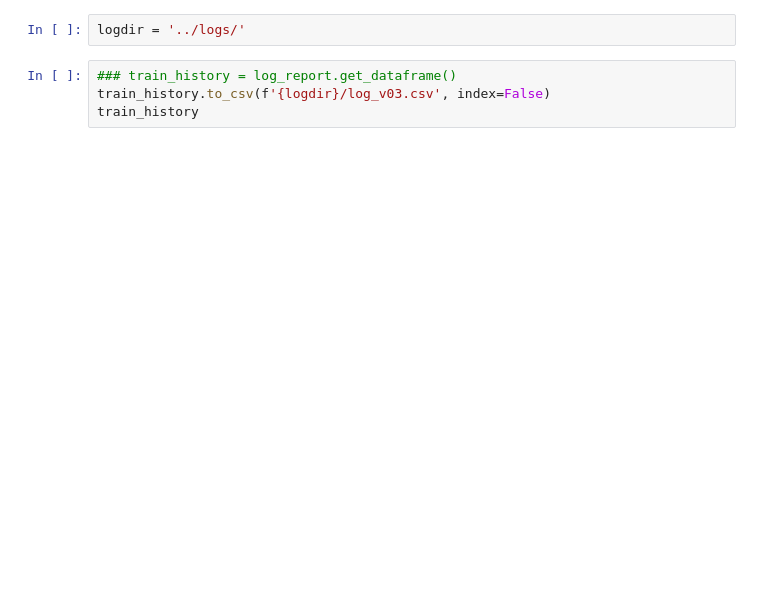
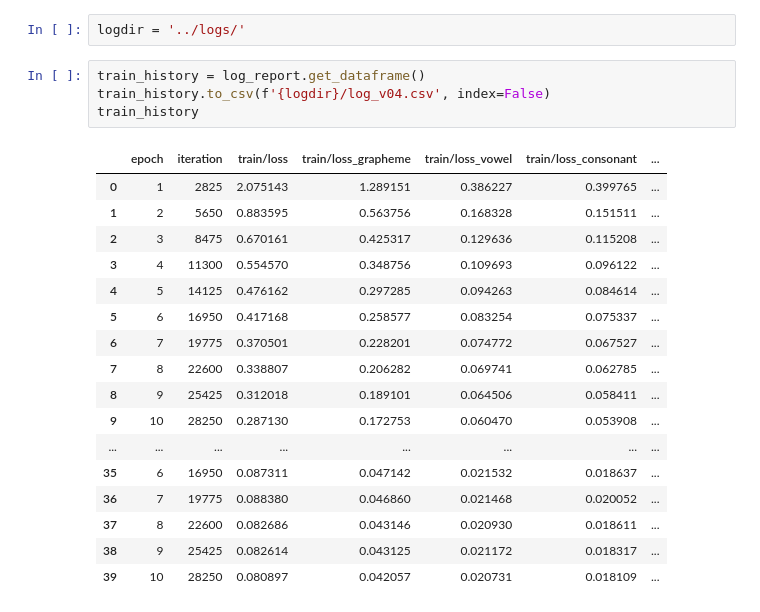
Before and after one commit to shinsei66/bengali, a Jupyter notebook: src/notebook/BengaliSEResNeXt training with pytorch_v02.ipynb, the cells around one changed output. Drawn from its saved outputs; the diff is of its cells as text; blank space fills up the shorter version.

```diff
--- a/src/notebook/BengaliSEResNeXt training with pytorch_v02.ipynb
+++ b/src/notebook/BengaliSEResNeXt training with pytorch_v02.ipynb
@@ -1030,6 +1029,24 @@ Model trained in 611.07 min
 # %%
 logdir = '../logs/'
 # %%
-### train_history = log_report.get_dataframe()
-train_history.to_csv(f'{logdir}/log_v03.csv', index=False)
+train_history = log_report.get_dataframe()
+train_history.to_csv(f'{logdir}/log_v04.csv', index=False)
 train_history
+# %% [output]
+|  | epoch | iteration | train/loss | train/loss_grapheme | train/loss_vowel | train/loss_consonant | ... |
+| 0 | 1 | 2825 | 2.075143 | 1.289151 | 0.386227 | 0.399765 | ... |
+| 1 | 2 | 5650 | 0.883595 | 0.563756 | 0.168328 | 0.151511 | ... |
+| 2 | 3 | 8475 | 0.670161 | 0.425317 | 0.129636 | 0.115208 | ... |
+| 3 | 4 | 11300 | 0.554570 | 0.348756 | 0.109693 | 0.096122 | ... |
+| 4 | 5 | 14125 | 0.476162 | 0.297285 | 0.094263 | 0.084614 | ... |
+| 5 | 6 | 16950 | 0.417168 | 0.258577 | 0.083254 | 0.075337 | ... |
+| 6 | 7 | 19775 | 0.370501 | 0.228201 | 0.074772 | 0.067527 | ... |
+| 7 | 8 | 22600 | 0.338807 | 0.206282 | 0.069741 | 0.062785 | ... |
+| 8 | 9 | 25425 | 0.312018 | 0.189101 | 0.064506 | 0.058411 | ... |
+| 9 | 10 | 28250 | 0.287130 | 0.172753 | 0.060470 | 0.053908 | ... |
+| ... | ... | ... | ... | ... | ... | ... | ... |
+| 35 | 6 | 16950 | 0.087311 | 0.047142 | 0.021532 | 0.018637 | ... |
+| 36 | 7 | 19775 | 0.088380 | 0.046860 | 0.021468 | 0.020052 | ... |
+| 37 | 8 | 22600 | 0.082686 | 0.043146 | 0.020930 | 0.018611 | ... |
+| 38 | 9 | 25425 | 0.082614 | 0.043125 | 0.021172 | 0.018317 | ... |
+| 39 | 10 | 28250 | 0.080897 | 0.042057 | 0.020731 | 0.018109 | ... |
```
Also changed, not shown: parts of 7 cells of this notebook, 1 other file.
